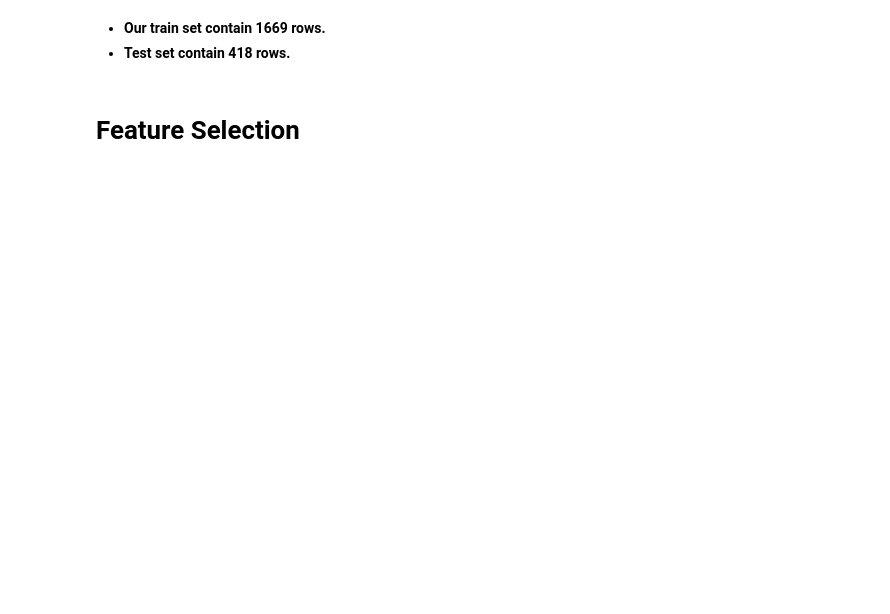
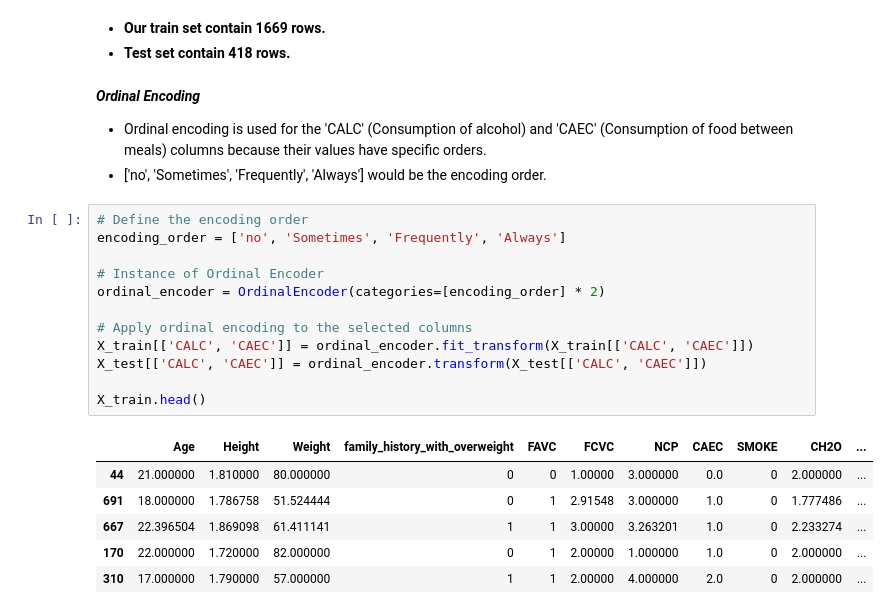
Before and after one commit to ArkaBarua173/Prediction-of-obesity-risk, a Jupyter notebook: Multi classification of obesity risk.ipynb, the cells around one changed output. Drawn from its saved outputs; the diff is of its cells as text; blank space fills up the shorter version.

```diff
--- a/Multi classification of obesity risk.ipynb
+++ b/Multi classification of obesity risk.ipynb
@@ -496,5 +527,26 @@ y_test shape (418,)
 # %% [markdown]
 - **Our train set contain 1669 rows.**
 - **Test set contain 418 rows.**
-# %% [markdown]
-# Feature Selection
+# %% [markdown]
+***Ordinal Encoding***
+- Ordinal encoding is used for the 'CALC' (Consumption of alcohol) and 'CAEC' (Consumption of food between meals) columns because their values have specific orders.
+- ['no', 'Sometimes', 'Frequently', 'Always'] would be the encoding order.
+# %%
+# Define the encoding order
+encoding_order = ['no', 'Sometimes', 'Frequently', 'Always']
+
+# Instance of Ordinal Encoder
+ordinal_encoder = OrdinalEncoder(categories=[encoding_order] * 2)
+
+# Apply ordinal encoding to the selected columns
+X_train[['CALC', 'CAEC']] = ordinal_encoder.fit_transform(X_train[['CALC', 'CAEC']])
+X_test[['CALC', 'CAEC']] = ordinal_encoder.transform(X_test[['CALC', 'CAEC']])
+
+X_train.head()
+# %% [output]
+|  | Age | Height | Weight | family_history_with_overweight | FAVC | FCVC | NCP | CAEC | SMOKE | CH2O | ... |
+| 44 | 21.000000 | 1.810000 | 80.000000 | 0 | 0 | 1.00000 | 3.000000 | 0.0 | 0 | 2.000000 | ... |
+| 691 | 18.000000 | 1.786758 | 51.524444 | 0 | 1 | 2.91548 | 3.000000 | 1.0 | 0 | 1.777486 | ... |
+| 667 | 22.396504 | 1.869098 | 61.411141 | 1 | 1 | 3.00000 | 3.263201 | 1.0 | 0 | 2.233274 | ... |
+| 170 | 22.000000 | 1.720000 | 82.000000 | 0 | 1 | 2.00000 | 1.000000 | 1.0 | 0 | 2.000000 | ... |
+| 310 | 17.000000 | 1.790000 | 57.000000 | 1 | 1 | 2.00000 | 4.000000 | 2.0 | 0 | 2.000000 | ... |
```
Also changed, not shown: parts of 37 cells of this notebook.
